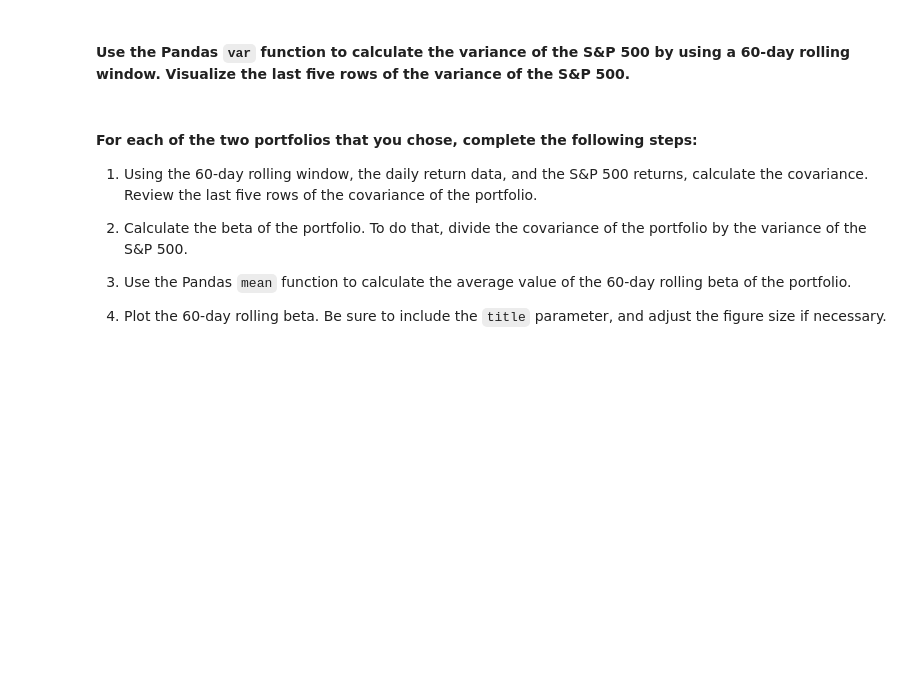
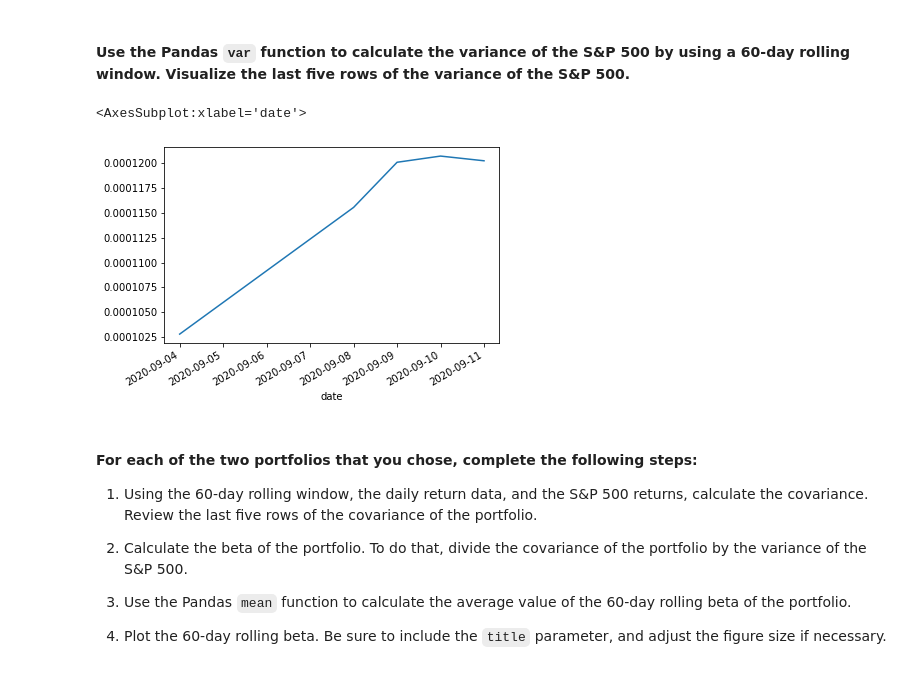
Before and after one commit to lkhodel/bftbc-c4, a Jupyter notebook: risk_return_analysis.ipynb, the cells around one changed output. Drawn from its saved outputs; the diff is of its cells as text; code cells hidden in the pictures; blank space fills up the shorter version.

Commit message:
Finish rolling beta plots

```diff
--- a/risk_return_analysis.ipynb
+++ b/risk_return_analysis.ipynb
@@ -353,7 +353,11 @@ Your analysis is nearing completion. Now, you need to evaluate how the portfolio
 #### Use the Pandas `var` function to calculate the variance of the S&P 500 by using a 60-day rolling window. Visualize the last five rows of the variance of the S&P 500.
 # %%
 # Calculate the variance of the S&P 500 using a rolling 60-day window.
-# YOUR CODE HERE
+sp500_variance = daily_returns['S&P 500'].rolling(60).var()
+sp500_variance.tail(5).plot()
+# %% [output]
+<AxesSubplot:xlabel='date'>
+[figure, added]
 # %% [markdown]
 #### For each of the two portfolios that you chose, complete the following steps:
 
```
Also changed, not shown: parts of 8 cells of this notebook.
